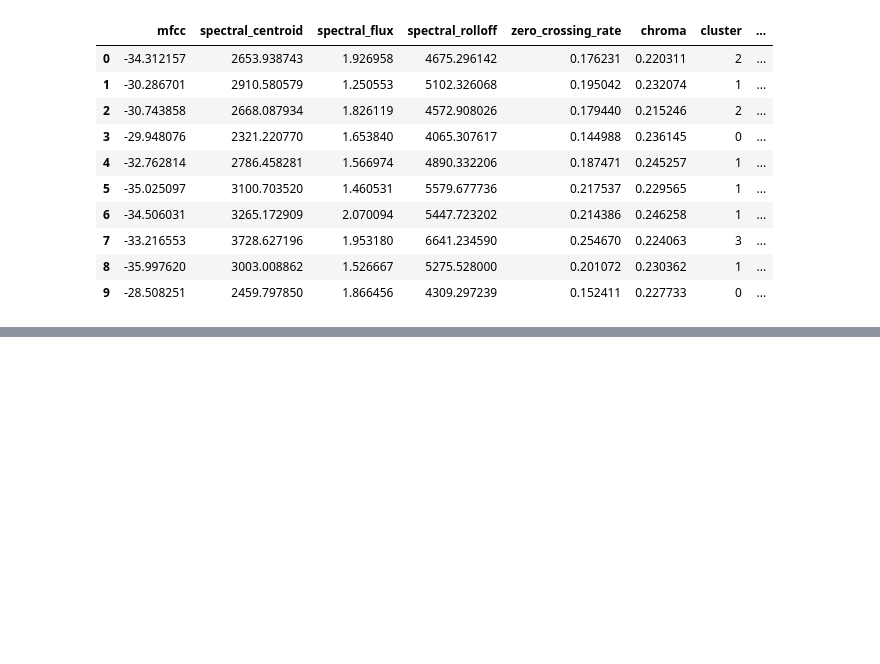
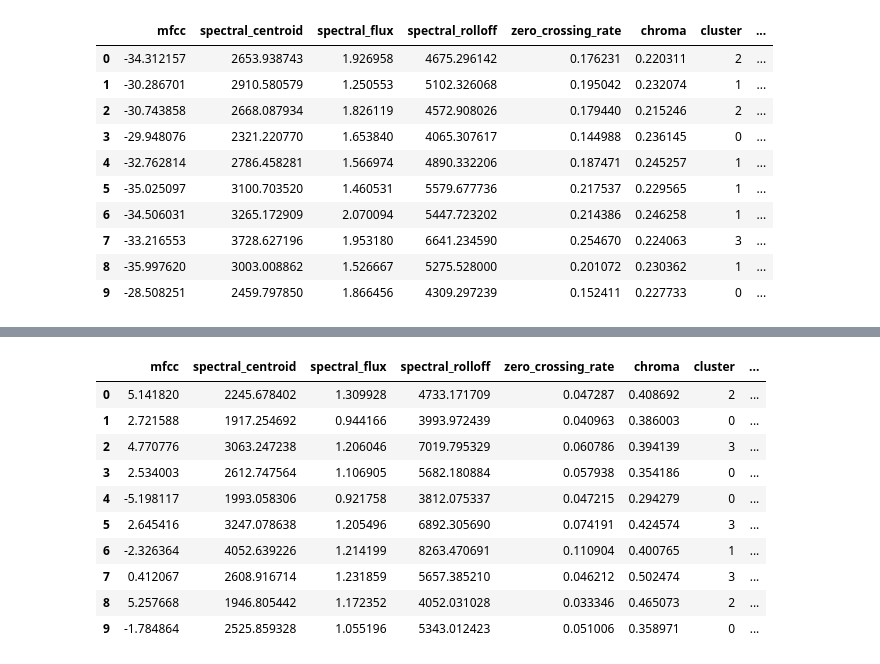
Before and after one commit to solve4x-bennett/Vocal-Timbre-Analysis, a Jupyter notebook: vocal_timbre_analysis.ipynb, the cells around one changed output, grey strips where cells are left out. Cells and saved outputs as stored; diff of their text form; code cells hidden in the pictures; blank space fills up the shorter version.

```diff
--- a/vocal_timbre_analysis.ipynb
+++ b/vocal_timbre_analysis.ipynb
@@ -200,0 +266,16 @@ df
+# %%
+lala_df.loc[:, "arist"] = file_paths
+# %%
+lala_df
+# %% [output]
+|  | mfcc | spectral_centroid | spectral_flux | spectral_rolloff | zero_crossing_rate | chroma | cluster | ... |
+| 0 | 5.141820 | 2245.678402 | 1.309928 | 4733.171709 | 0.047287 | 0.408692 | 2 | ... |
+| 1 | 2.721588 | 1917.254692 | 0.944166 | 3993.972439 | 0.040963 | 0.386003 | 0 | ... |
+| 2 | 4.770776 | 3063.247238 | 1.206046 | 7019.795329 | 0.060786 | 0.394139 | 3 | ... |
+| 3 | 2.534003 | 2612.747564 | 1.106905 | 5682.180884 | 0.057938 | 0.354186 | 0 | ... |
+| 4 | -5.198117 | 1993.058306 | 0.921758 | 3812.075337 | 0.047215 | 0.294279 | 0 | ... |
+| 5 | 2.645416 | 3247.078638 | 1.205496 | 6892.305690 | 0.074191 | 0.424574 | 3 | ... |
+| 6 | -2.326364 | 4052.639226 | 1.214199 | 8263.470691 | 0.110904 | 0.400765 | 1 | ... |
+| 7 | 0.412067 | 2608.916714 | 1.231859 | 5657.385210 | 0.046212 | 0.502474 | 3 | ... |
+| 8 | 5.257668 | 1946.805442 | 1.172352 | 4052.031028 | 0.033346 | 0.465073 | 2 | ... |
+| 9 | -1.784864 | 2525.859328 | 1.055196 | 5343.012423 | 0.051006 | 0.358971 | 0 | ... |
```
Also changed, not shown: parts of 9 cells of this notebook, 32 other files.
